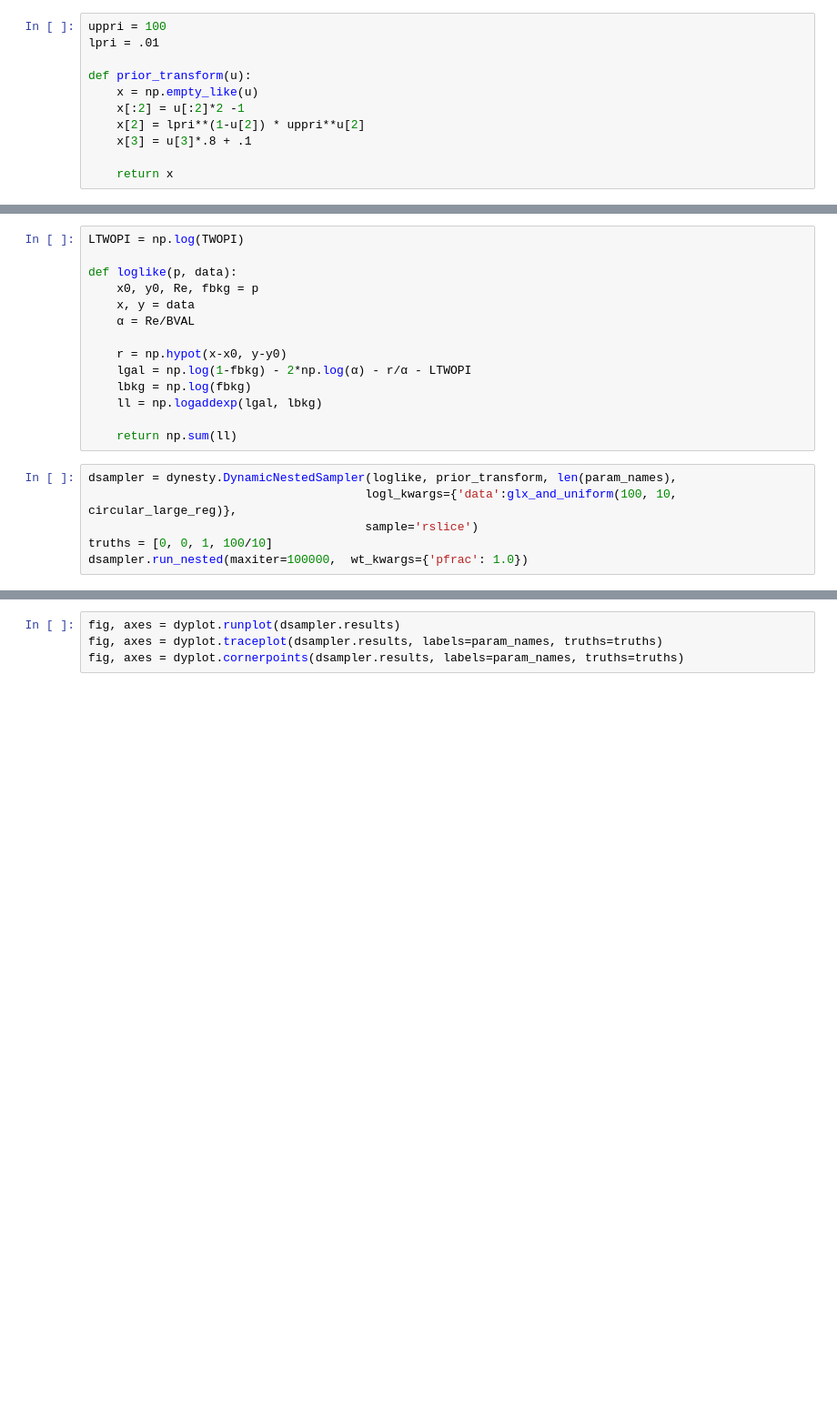
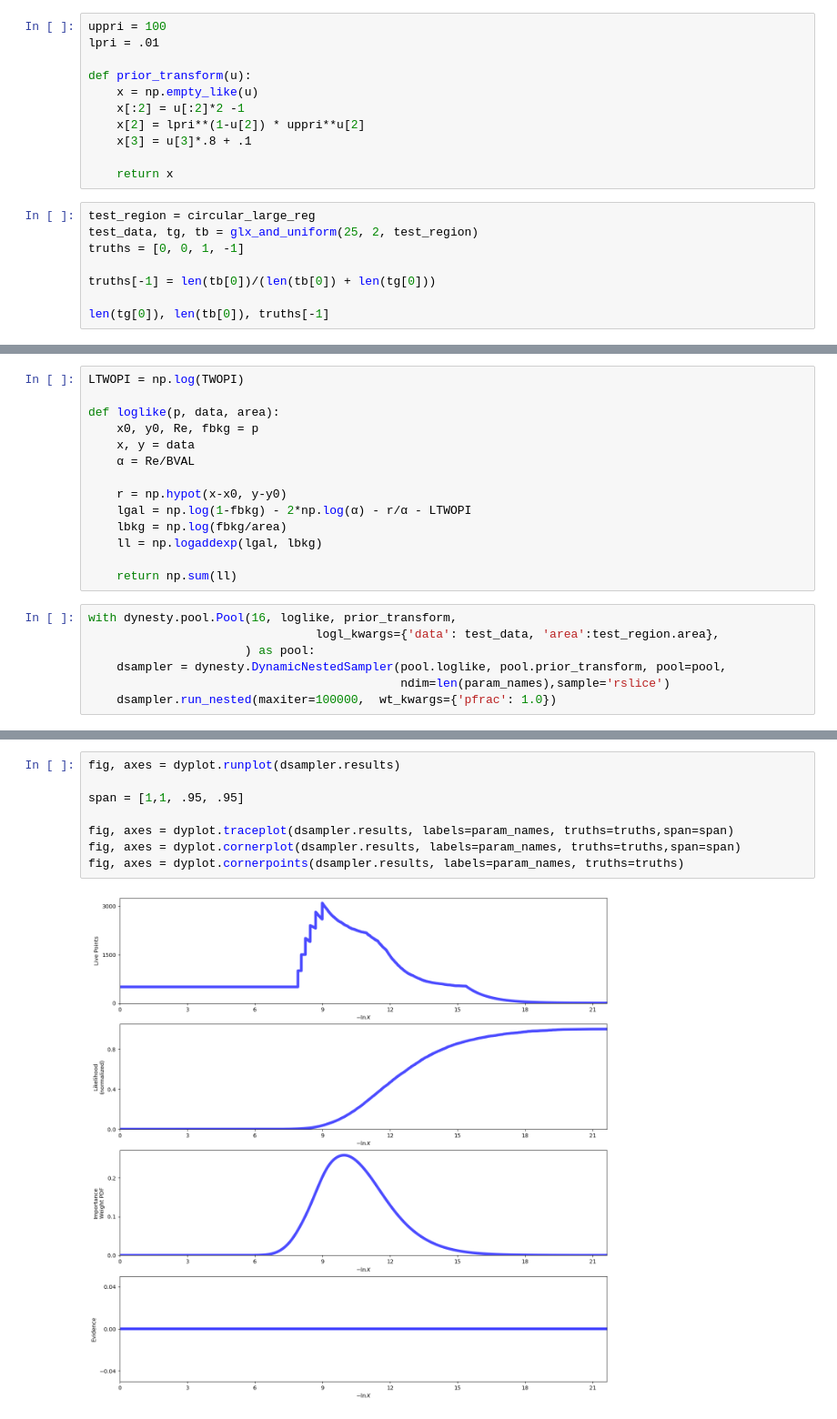
Before and after one commit to eteq/structparams_inference_biases, a Jupyter notebook: circular_exp_fitting.ipynb, the cells around one changed output, grey strips where cells are left out. Shown at 91% size. Cells and saved outputs as stored; diff of their text form; blank space fills up the shorter version.

```diff
--- a/circular_exp_fitting.ipynb
+++ b/circular_exp_fitting.ipynb
@@ -127,3 +144,11 @@ def prior_transform(u):
     x[3] = u[3]*.8 + .1
 
     return x
+# %%
+test_region = circular_large_reg
+test_data, tg, tb = glx_and_uniform(25, 2, test_region)
+truths = [0, 0, 1, -1]
+
+truths[-1] = len(tb[0])/(len(tb[0]) + len(tg[0]))
+
+len(tg[0]), len(tb[0]), truths[-1]
@@ -130,20 +157,21 @@ def prior_transform(u):
 # %%
 LTWOPI = np.log(TWOPI)
 
-def loglike(p, data):
+def loglike(p, data, area):
     x0, y0, Re, fbkg = p
     x, y = data
     α = Re/BVAL
 
     r = np.hypot(x-x0, y-y0)
     lgal = np.log(1-fbkg) - 2*np.log(α) - r/α - LTWOPI
-    lbkg = np.log(fbkg)
+    lbkg = np.log(fbkg/area)
     ll = np.logaddexp(lgal, lbkg)
 
     return np.sum(ll)
-# %%
-dsampler = dynesty.DynamicNestedSampler(loglike, prior_transform, len(param_names),
-                                       logl_kwargs={'data':glx_and_uniform(100, 10, circular_large_reg)},
-                                       sample='rslice')
-truths = [0, 0, 1, 100/10]
-dsampler.run_nested(maxiter=100000,  wt_kwargs={'pfrac': 1.0})
+# %%
+with dynesty.pool.Pool(16, loglike, prior_transform,
+                                logl_kwargs={'data': test_data, 'area':test_region.area},
+                      ) as pool:
+    dsampler = dynesty.DynamicNestedSampler(pool.loglike, pool.prior_transform, pool=pool,
+                                            ndim=len(param_names),sample='rslice')
+    dsampler.run_nested(maxiter=100000,  wt_kwargs={'pfrac': 1.0})
@@ -150,4 +180,10 @@ dsampler.run_nested(maxiter=100000,  wt_kwargs={'pfrac': 1.0})
 # %%
 fig, axes = dyplot.runplot(dsampler.results)
-fig, axes = dyplot.traceplot(dsampler.results, labels=param_names, truths=truths)
+
+span = [1,1, .95, .95]
+
+fig, axes = dyplot.traceplot(dsampler.results, labels=param_names, truths=truths,span=span)
+fig, axes = dyplot.cornerplot(dsampler.results, labels=param_names, truths=truths,span=span)
 fig, axes = dyplot.cornerpoints(dsampler.results, labels=param_names, truths=truths)
+# %% [output]
+[figure, added]
```
Also changed, not shown: parts of 11 cells of this notebook.
